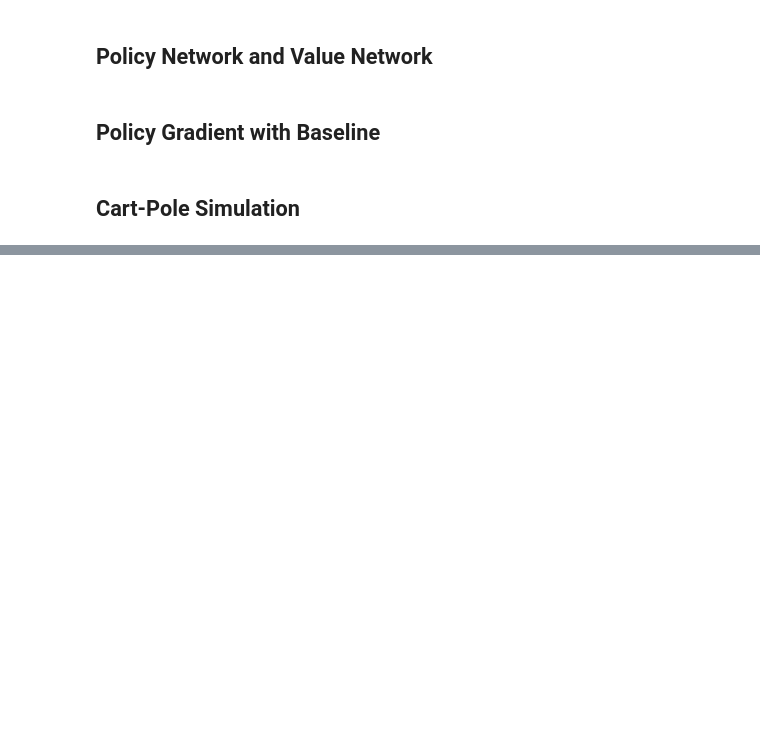
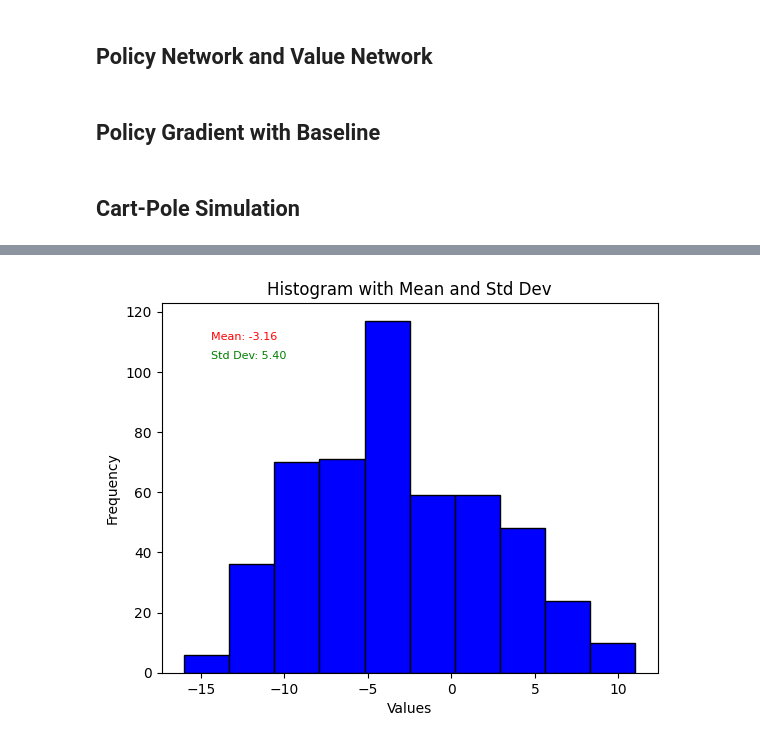
Before and after one commit to TinglinHsia1998/IEMS469_HW, a Jupyter notebook: assignment1_part2.ipynb, the cells around one changed output, grey strips where cells are left out. Saved outputs shown, nothing was run; the diff lists cells and outputs as text; code cells hidden in the pictures; blank space fills up the shorter version.

```diff
--- a/assignment1_part2.ipynb
+++ b/assignment1_part2.ipynb
@@ -206,7 +322,6 @@ env = gym.make("Pong-v0")
 
 RL_pong = PolicyGradient(6400,2,1e-3,1e-3,0.99)
 rewards = []
-stats_rewards_list = []
 for episode in range(2000):
     # Initiate one episode
     observation, info = env.reset()
@@ -256,4 +371,8 @@ for episode in range(2000):
         stats_actor_loss, stats_vf_loss = 0., 0.
     if episode % 100 == 0:
         np.save('./rewards_base.npy', rewards)
+        model_file_name_p = f"p_model_episode_{episode}.pth"
+        model_file_name_v = f"v_model_episode_{episode}.pth"
+        torch.save(RL_pong.p_net.state_dict(), '/nfs/home/dxk9547/iems469/assignment1/model/'+model_file_name_p)
+        torch.save(RL_pong.v_net.state_dict(), '/nfs/home/dxk9547/iems469/assignment1/model/'+model_file_name_v)
 # %% [output]
@@ -276,0 +534,21 @@ Episode: 1990 Total reward: -9.8 Episode length: 0.0 Actor Loss: -0.0000 VF Loss
+# %%
+# Create a histogram
+plt.hist(test_rewards, bins=10, color='blue', edgecolor='black')
+
+# Calculate mean and standard deviation
+mean = np.mean(test_rewards)
+std_dev = np.std(test_rewards)
+
+# Customize the histogram
+plt.title('Histogram with Mean and Std Dev')
+plt.xlabel('Values')
+plt.ylabel('Frequency')
+
+# Display mean and standard deviation as text labels on the plot
+plt.text(0.1, 0.9, f'Mean: {mean:.2f}', fontsize=8, color='red', transform=plt.gca().transAxes)
+plt.text(0.1, 0.85, f'Std Dev: {std_dev:.2f}', fontsize=8, color='green', transform=plt.gca().transAxes)
+
+# Show the histogram
+plt.show()
+# %% [output]
+[figure, added]
```
Also changed, not shown: parts of 13 cells of this notebook.
